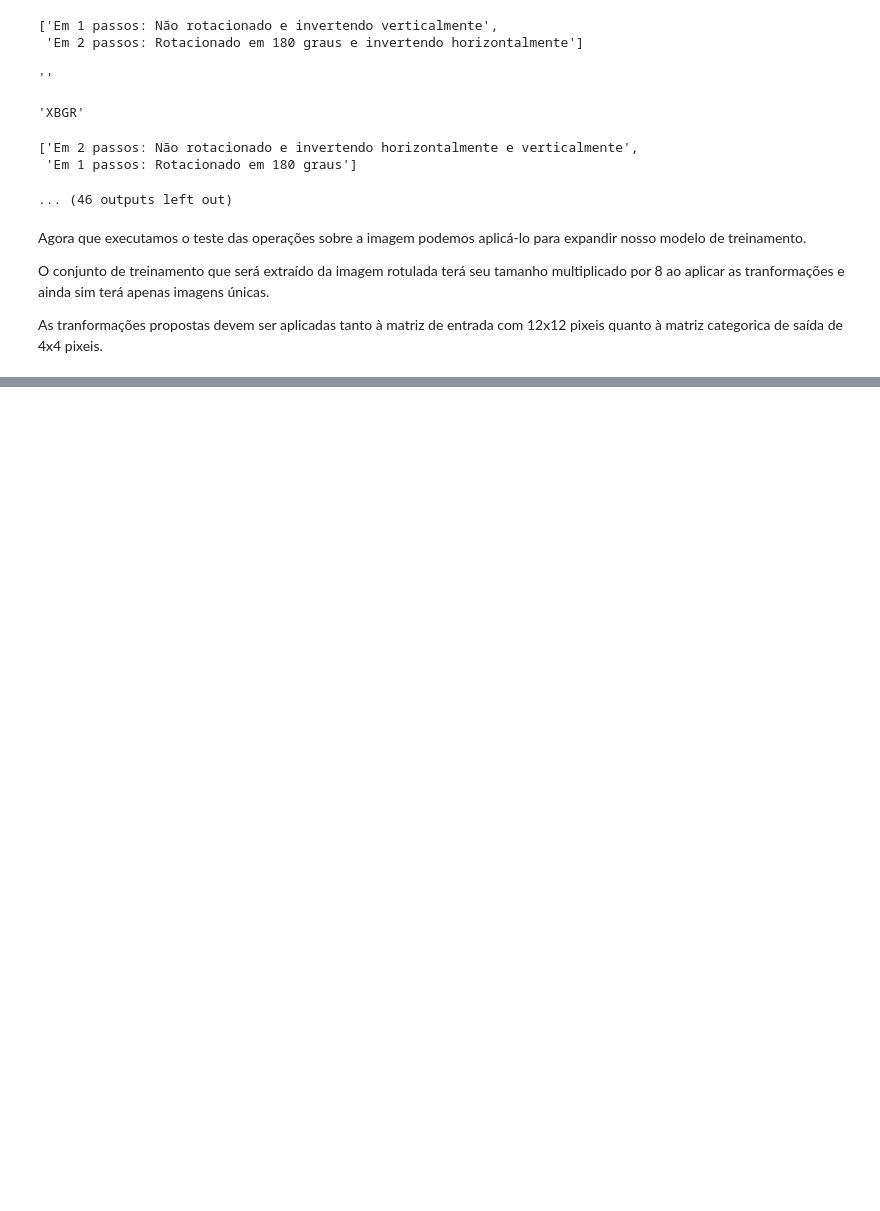
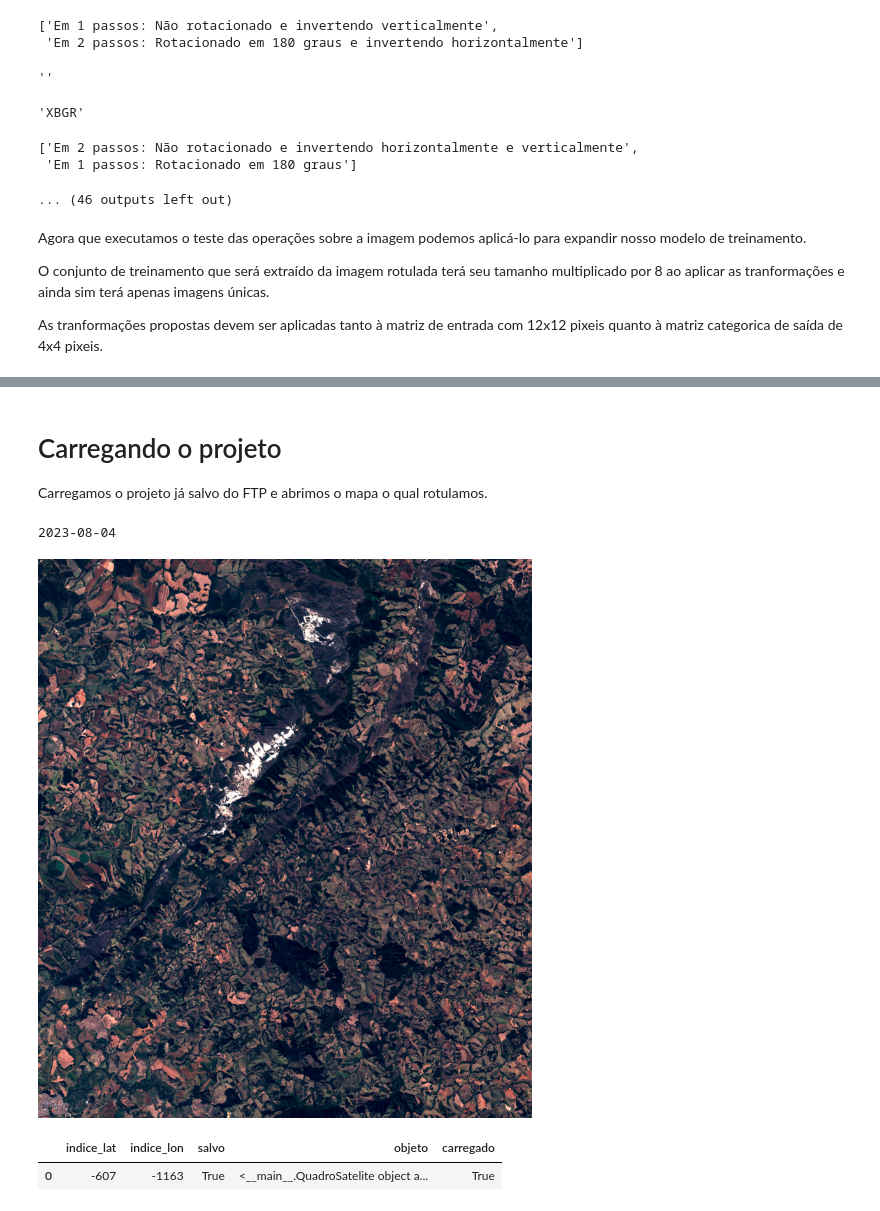
Before and after one commit to victorteodoro/projeto-aplicado-ii, a Jupyter notebook: 4_Preparando_o_conjunto_de_treinamento.ipynb, the cells around one changed output, grey strips where cells are left out. Saved outputs shown, nothing was run; the diff lists cells and outputs as text; code cells hidden in the pictures; blank space fills up the shorter version.

```diff
--- a/4_Preparando_o_conjunto_de_treinamento.ipynb
+++ b/4_Preparando_o_conjunto_de_treinamento.ipynb
@@ -139,0 +145,9 @@ As tranformações propostas devem ser aplicadas tanto à matriz de entrada com
+# %%
+!wget https://asav.com.br/carcara/modulo.py
+
+with open("modulo.py", 'r') as file:
+    exec(file.read())
+
+import getpass
+
+CKEY = getpass.getpass('Digite a chave de acesso: ')
@@ -139,0 +167,22 @@ As tranformações propostas devem ser aplicadas tanto à matriz de entrada com
+# %% [markdown]
+# Carregando o projeto
+
+Carregamos o projeto já salvo do FTP e abrimos o mapa o qual rotulamos.
+# %%
+projeto = ProjetoCarcara("2024-1-agua-e-vida-stl", ftp=ftplib.FTP("ftp.asav.com.br", "datascience@asav.com.br", CKEY))
+
+abrir_mapa = 2  # escolhemos o mapa de índice 2
+
+print(projeto.galeria['data'].iloc[abrir_mapa]+"\n")
+
+imagem = projeto.abrirMapa(projeto.galeria['mapa_id'].iloc[abrir_mapa]) # imagem de satélite baixada
+img=imagem.visualizarMapa(projeto.area_interesse[0], projeto.area_interesse[1], projeto.area_interesse[2], projeto.area_interesse[3])
+
+mascara = imagem.mascaras['objeto'].iloc[0]
+
+display(mascara.quadros)
+# %% [output]
+2023-08-04
+[figure, added]
+|  | indice_lat | indice_lon | salvo | objeto | carregado |
+| 0 | -607 | -1163 | True | <__main__.QuadroSatelite object a... | True |
```
Also changed, not shown: parts of 6 cells of this notebook.
